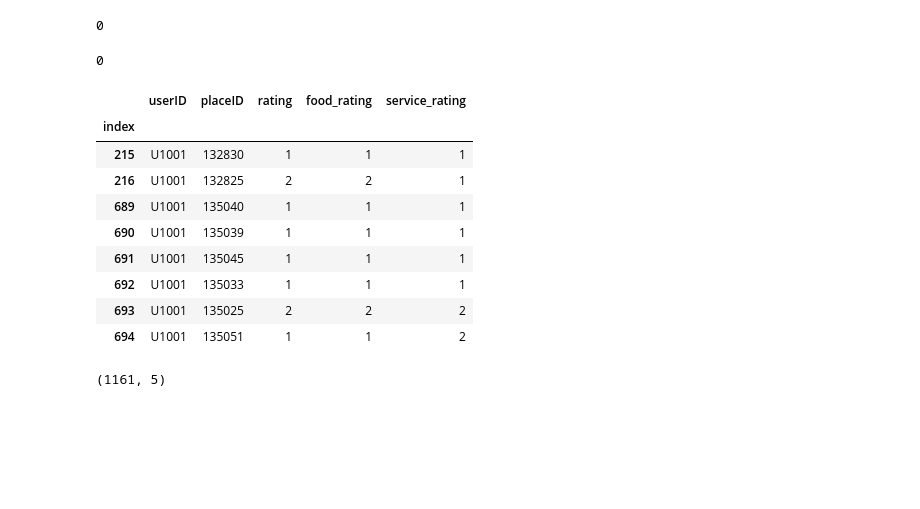
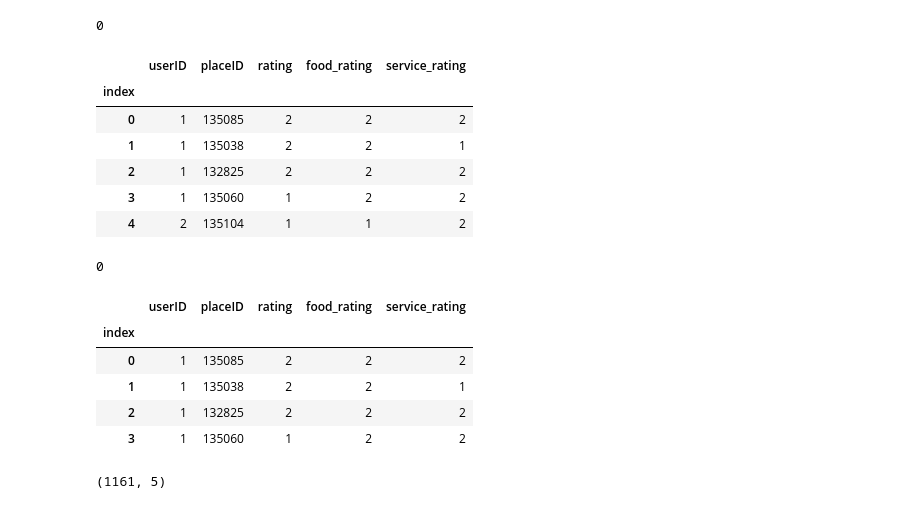
Before and after one commit to nafees-kaiser/taste-venture, a Jupyter notebook: Machine_Learning/restaurant_recommendation/FInal_restaurant_recommendation.ipynb, the cells around one changed output. Drawn from its saved outputs; the diff is of its cells as text; code cells hidden in the pictures; blank space fills up the shorter version.

```diff
--- a/Machine_Learning/restaurant_recommendation/FInal_restaurant_recommendation.ipynb
+++ b/Machine_Learning/restaurant_recommendation/FInal_restaurant_recommendation.ipynb
@@ -657,22 +687,28 @@ mode is ::  524 Soledad de Graciano Sanchez
 mode is ::  Paseo de las Fuentes
 mode is ::  Calle Mezquite Fracc Framboyanes
 0
+# %%
+rating_final.head()
+# %% [output]
+|  | userID | placeID | rating | food_rating | service_rating |
+| index |  |  |  |  |  |
+| 0 | 1 | 135085 | 2 | 2 | 2 |
+| 1 | 1 | 135038 | 2 | 2 | 1 |
+| 2 | 1 | 132825 | 2 | 2 | 2 |
+| 3 | 1 | 135060 | 1 | 2 | 2 |
+| 4 | 2 | 135104 | 1 | 1 | 2 |
 # %%
 print(rating_final.duplicated(['placeID','userID']).sum())
-user_rating = rating_final[(rating_final['userID'] == 'U1001') & (rating_final['rating'] >= 1)]
+user_rating = rating_final[(rating_final['userID'] == 1) & (rating_final['rating'] >= 1)]
 user_rating
 # %% [output]
 0
 |  | userID | placeID | rating | food_rating | service_rating |
 | index |  |  |  |  |  |
-| 215 | U1001 | 132830 | 1 | 1 | 1 |
-| 216 | U1001 | 132825 | 2 | 2 | 1 |
-| 689 | U1001 | 135040 | 1 | 1 | 1 |
-| 690 | U1001 | 135039 | 1 | 1 | 1 |
-| 691 | U1001 | 135045 | 1 | 1 | 1 |
-| 692 | U1001 | 135033 | 1 | 1 | 1 |
-| 693 | U1001 | 135025 | 2 | 2 | 2 |
-| 694 | U1001 | 135051 | 1 | 1 | 2 |
+| 0 | 1 | 135085 | 2 | 2 | 2 |
+| 1 | 1 | 135038 | 2 | 2 | 1 |
+| 2 | 1 | 132825 | 2 | 2 | 2 |
+| 3 | 1 | 135060 | 1 | 2 | 2 |
 # %%
 rating_final.shape
 # %% [output]
```
Also changed, not shown: parts of 10 cells of this notebook, 1 other file.
